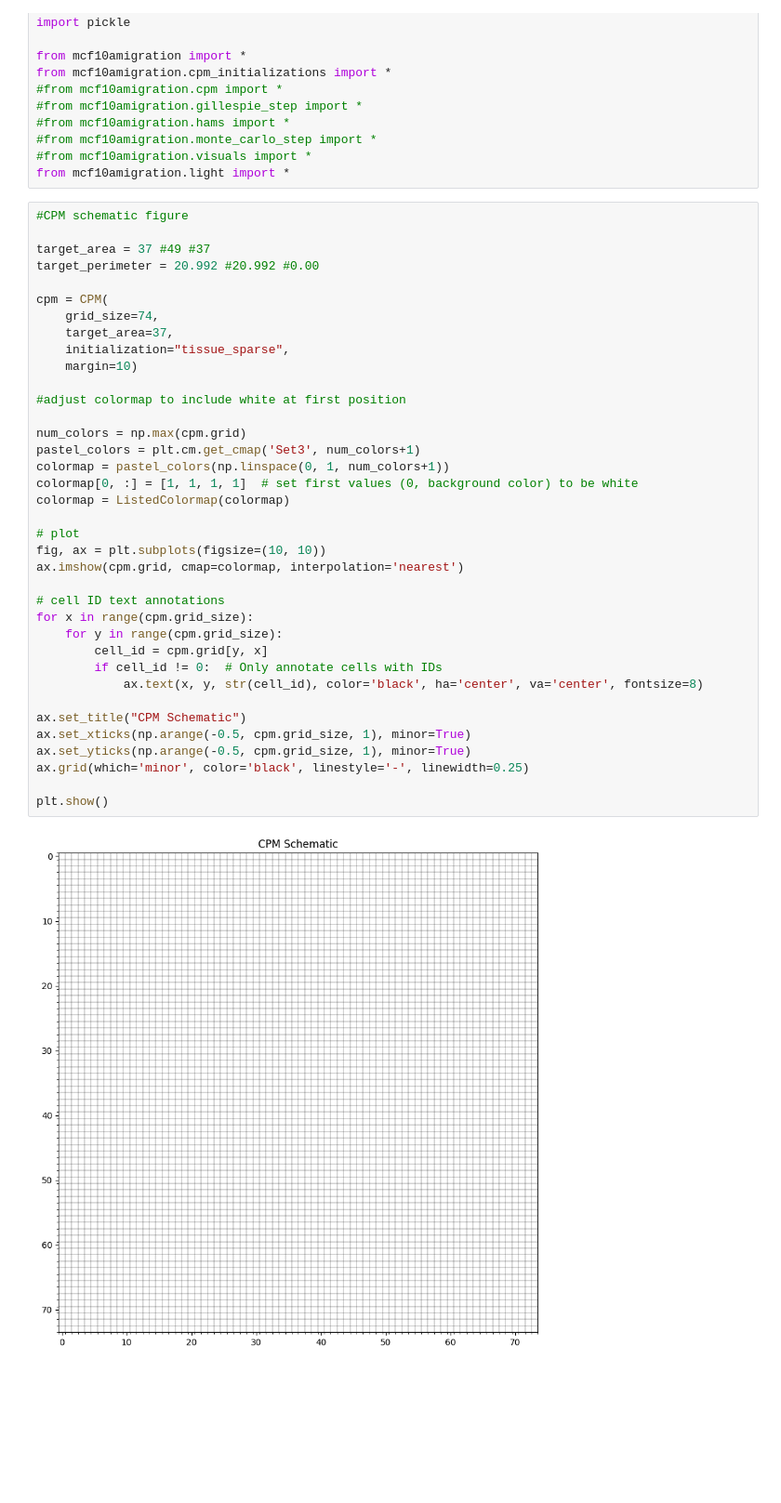
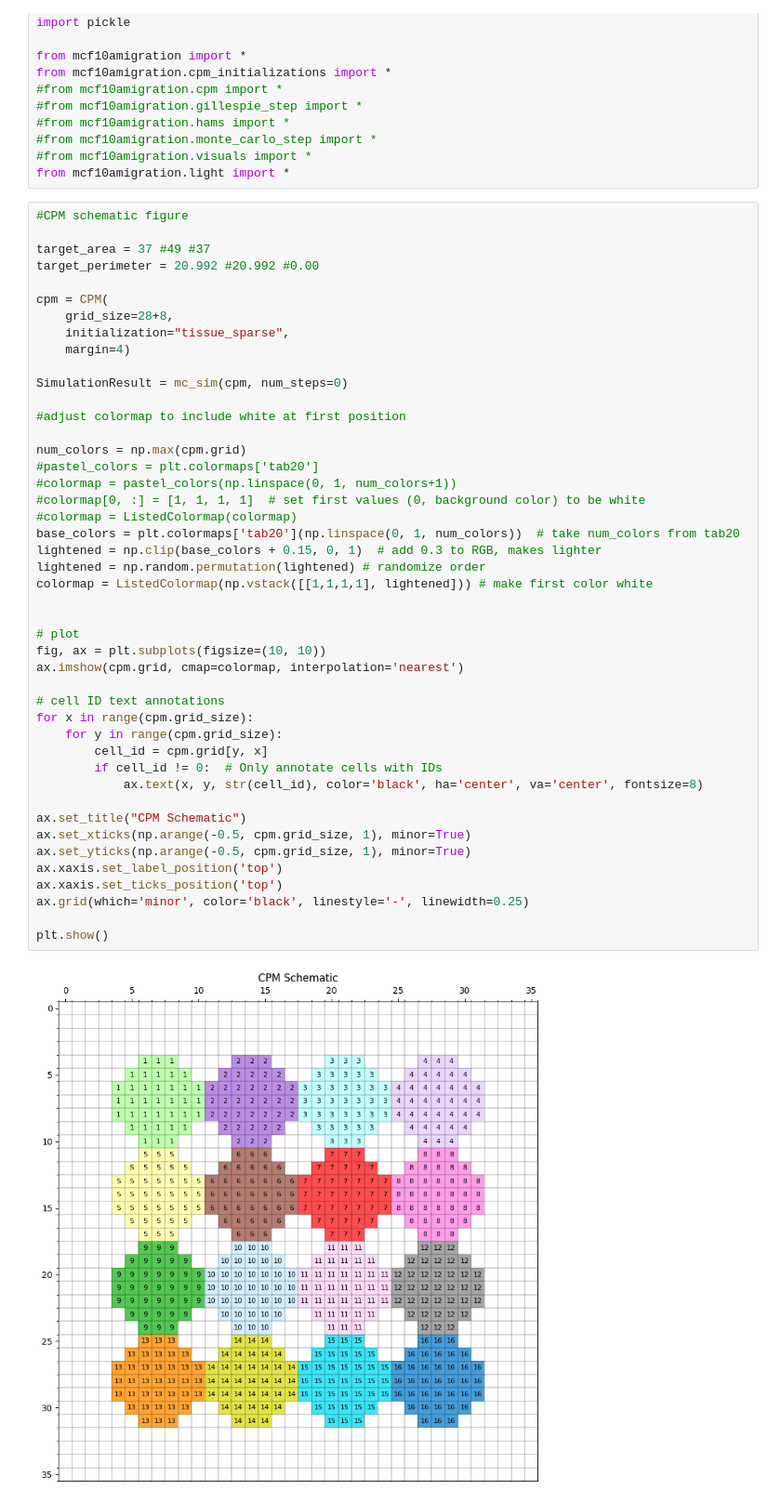
Before and after one commit to kav-kamath/MCF10A_collective_cell_migration, a Jupyter notebook: additional_plotting.ipynb, the cells around one changed output. Shown at 93% size. Drawn from its saved outputs; the diff is of its cells as text; blank space fills up the shorter version.

Commit message:
cpm schematic figure

```diff
--- a/additional_plotting.ipynb
+++ b/additional_plotting.ipynb
@@ -33,38 +33,46 @@ from mcf10amigration.light import *
 #CPM schematic figure
 
 target_area = 37 #49 #37
 target_perimeter = 20.992 #20.992 #0.00
 
 cpm = CPM(
-    grid_size=74,
-    target_area=37,
+    grid_size=28+8,
     initialization="tissue_sparse",
-    margin=10)
+    margin=4)
+
+SimulationResult = mc_sim(cpm, num_steps=0)
 
 #adjust colormap to include white at first position
 
 num_colors = np.max(cpm.grid)
-pastel_colors = plt.cm.get_cmap('Set3', num_colors+1)
-colormap = pastel_colors(np.linspace(0, 1, num_colors+1))
-colormap[0, :] = [1, 1, 1, 1]  # set first values (0, background color) to be white
-colormap = ListedColormap(colormap)
+#pastel_colors = plt.colormaps['tab20']
+#colormap = pastel_colors(np.linspace(0, 1, num_colors+1))
+#colormap[0, :] = [1, 1, 1, 1]  # set first values (0, background color) to be white
+#colormap = ListedColormap(colormap)
+base_colors = plt.colormaps['tab20'](np.linspace(0, 1, num_colors))  # take num_colors from tab20
+lightened = np.clip(base_colors + 0.15, 0, 1)  # add 0.3 to RGB, makes lighter
+lightened = np.random.permutation(lightened) # randomize order
+colormap = ListedColormap(np.vstack([[1,1,1,1], lightened])) # make first color white
+
 
 # plot
 fig, ax = plt.subplots(figsize=(10, 10))
 ax.imshow(cpm.grid, cmap=colormap, interpolation='nearest')
 
 # cell ID text annotations
 for x in range(cpm.grid_size):
     for y in range(cpm.grid_size):
         cell_id = cpm.grid[y, x]
         if cell_id != 0:  # Only annotate cells with IDs
             ax.text(x, y, str(cell_id), color='black', ha='center', va='center', fontsize=8)
 
 ax.set_title("CPM Schematic")
 ax.set_xticks(np.arange(-0.5, cpm.grid_size, 1), minor=True)
 ax.set_yticks(np.arange(-0.5, cpm.grid_size, 1), minor=True)
+ax.xaxis.set_label_position('top')
+ax.xaxis.set_ticks_position('top')
 ax.grid(which='minor', color='black', linestyle='-', linewidth=0.25)
 
 plt.show()
 # %% [output]
-[figure, old version]
+[figure, new version]
```
Also changed, not shown: parts of 1 cell of this notebook, 2 other files.
